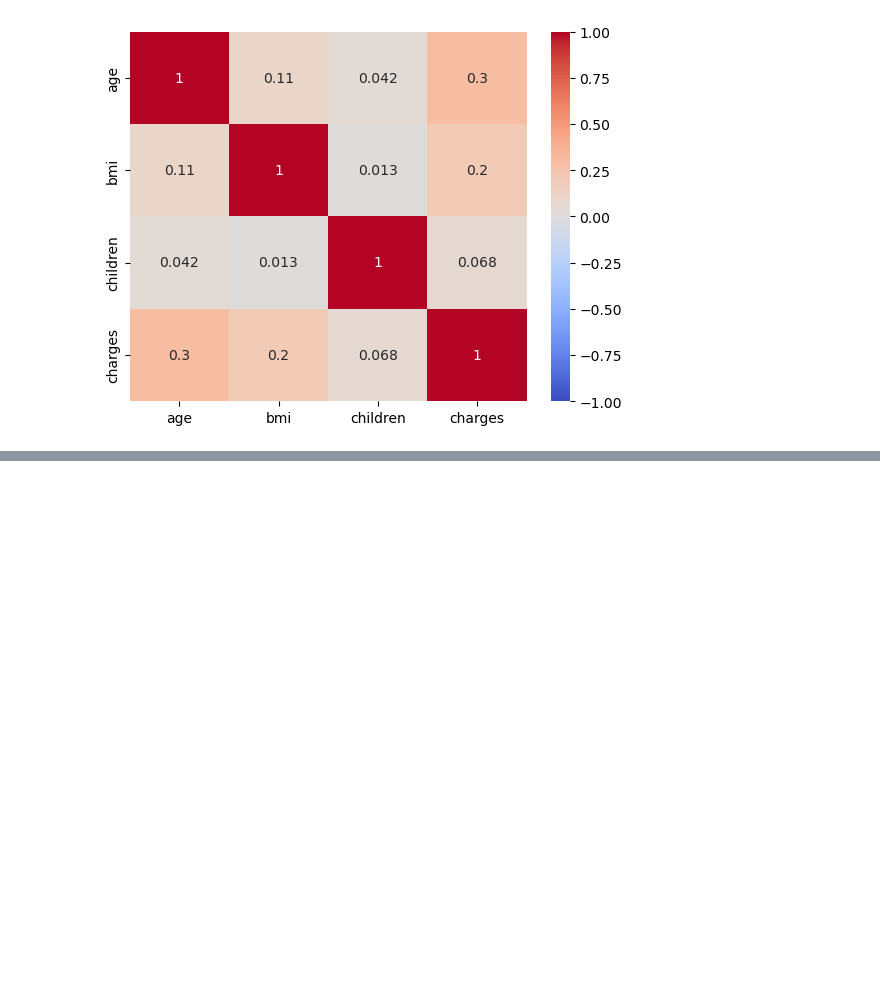
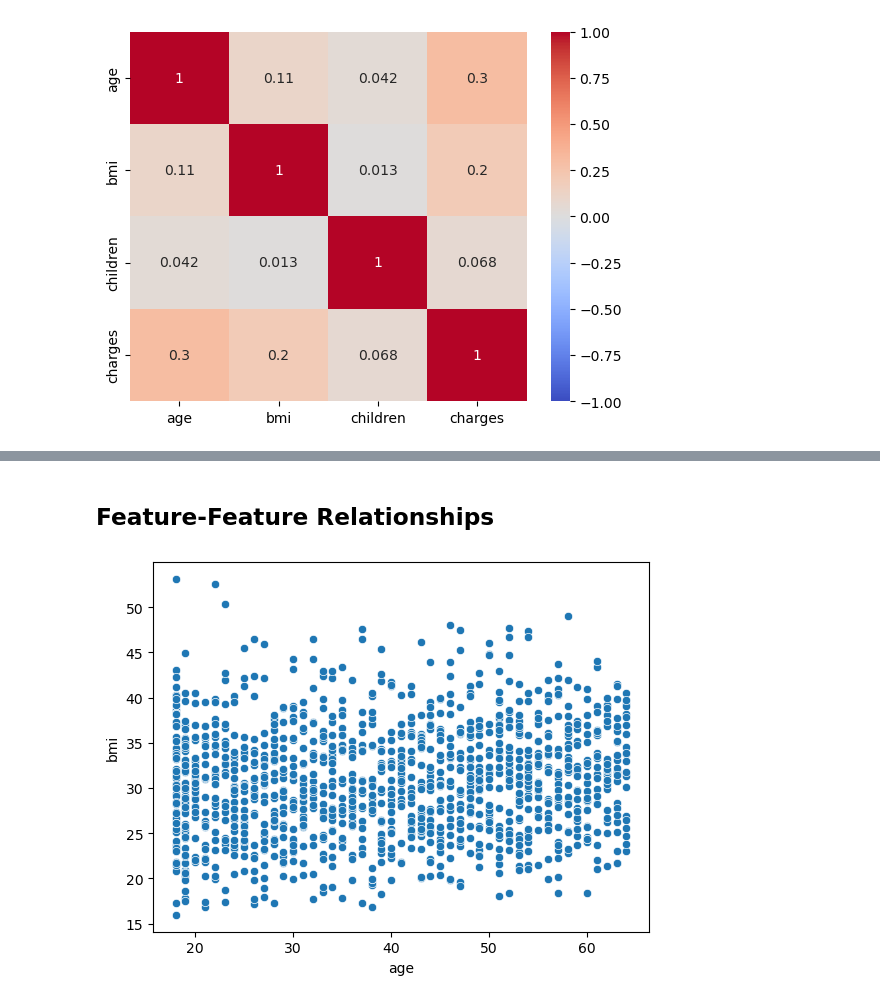
Before and after one commit to Camiloesp/PythonDataScience_SupervisedML, a Jupyter notebook: Regression_and_Forecasting/1_EDA.ipynb, the cells around one changed output, grey strips where cells are left out. Saved outputs shown, nothing was run; the diff lists cells and outputs as text; code cells hidden in the pictures; blank space fills up the shorter version.

```diff
--- a/Regression_and_Forecasting/1_EDA.ipynb
+++ b/Regression_and_Forecasting/1_EDA.ipynb
@@ -118,0 +129,6 @@ sns.heatmap(insurance.corr(numeric_only=True), annot=True, vmin=-1, vmax=1, cmap
+# %% [markdown]
+## Feature-Feature Relationships
+# %%
+sns.scatterplot(insurance, x='age', y='bmi'); # not strong relationship
+# %% [output]
+[figure, added]
```
Also changed, not shown: parts of 8 cells of this notebook, 1 other file.
